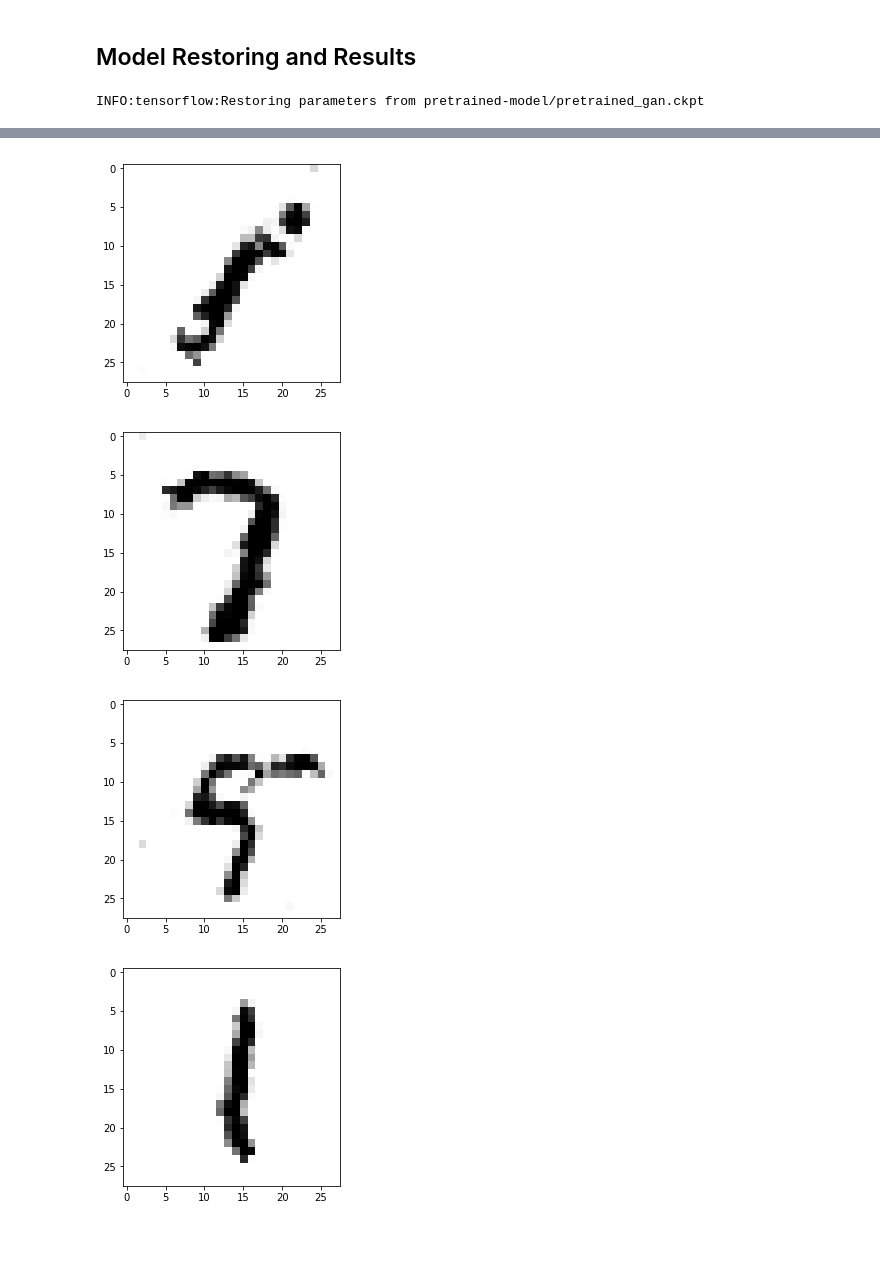
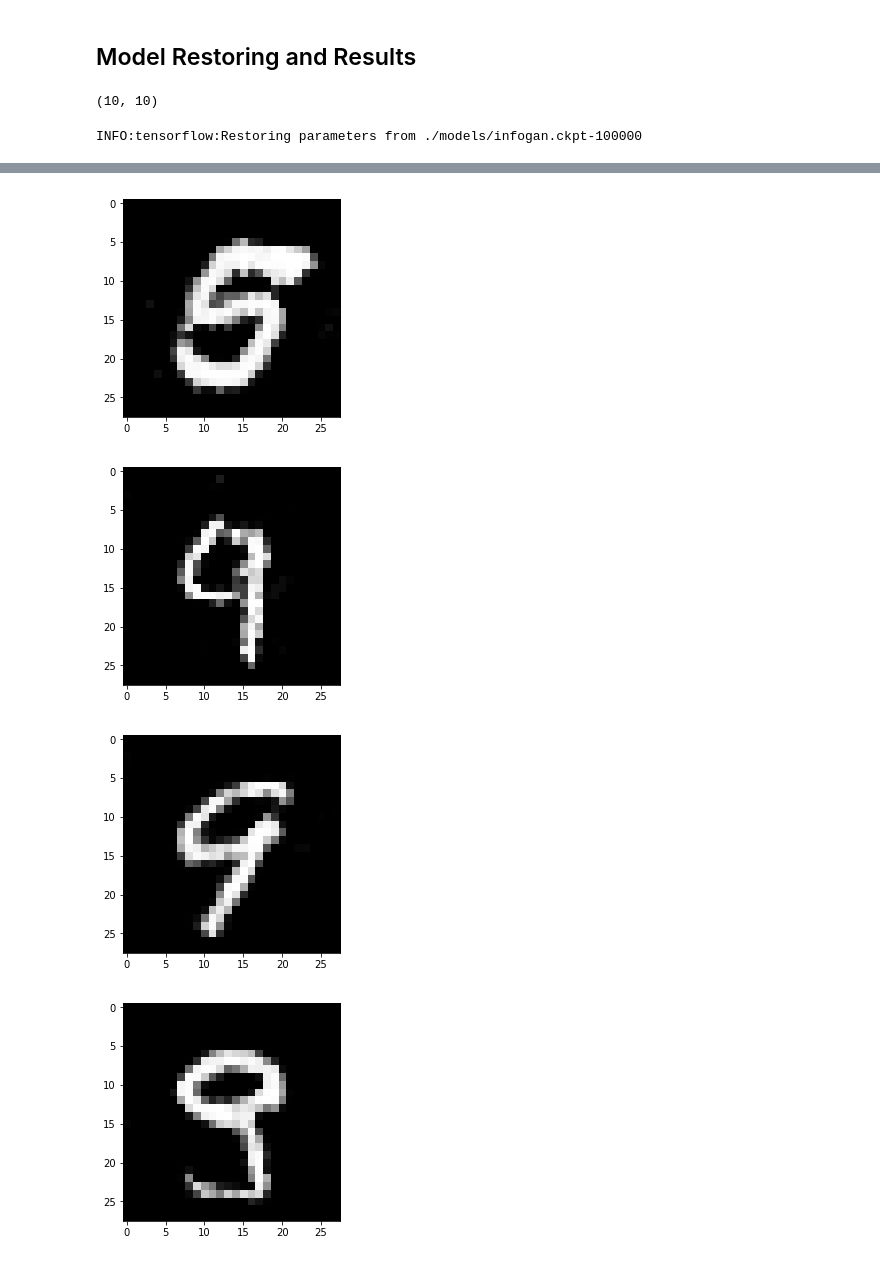
Before and after one commit to planetceres/infoGAN, a Jupyter notebook: infogan.ipynb, the cells around one changed output, grey strips where cells are left out. Saved outputs shown, nothing was run; the diff lists cells and outputs as text; code cells hidden in the pictures.

Commit message:
added some trained models

```diff
--- a/infogan.ipynb
+++ b/infogan.ipynb
@@ -11,6 +11,7 @@ The code for the main GAN network (before InfoGAN adaptation) is based off of an
 import os
 import tensorflow as tf
 import numpy as np
+import scipy.stats as stats
 import datetime
 import matplotlib.pyplot as plt
 import platform as _platform
@@ -19,15 +20,15 @@ import platform as _platform
 if _platform.system() == 'Windows':
     print("Windows OS detected")
     PLATFORM = "win"
-    MODEL_DIR = "C:/Development/models/infogan-1"
+    MODEL_DIR = "./models"
 elif _platform.system() == 'Linux':
     print("Linux OS detected")
     PLATFORM = "linux"
-    MODEL_DIR = "/Volumes/Datadrive/Models/infogan-1"
+    MODEL_DIR = "./models"
 elif _platform.system() == 'Darwin':
     print("Darwin OS detected")
     PLATFORM = "darwin"
-    MODEL_DIR = "/Volumes/Datadrive/Models/infogan-1"
+    MODEL_DIR = "./models"
 else:
     PLATFORM = None
     print("Platform undetected. Set root directories manually.")
@@ -42,6 +43,6 @@ if not os.path.isdir(MODEL_DIR + "/images"): # Create images directory
 from tensorflow.examples.tutorials.mnist import input_data
 mnist = input_data.read_data_sets("MNIST_data/")
 
-LAST_CKPT = 5000 # Number of last checkpoint to restore and resume training from
+LAST_CKPT = 100000 # Number of last checkpoint to restore and resume training from
 # %% [output]
 Darwin OS detected
@@ -283,8 +285,10 @@ saver = tf.train.Saver()
 try:
     MODEL_PATH = MODEL_DIR + '/infogan.ckpt-'
     saver.restore(sess, MODEL_PATH + str(LAST_CKPT))
+    start = LAST_CKPT
     print("Model restored successfully")
 except Exception as e:
+    start = 0
     print("Model restore unsuccessful. Training from Epoch 0")
 
     # Pre-train discriminator
@@ -305,7 +309,7 @@ except Exception as e:
                   "Q_entropy:", qH)
 
 # Train generator and discriminator together
-for i in range(nb_epochs):
+for i in range(start, nb_epochs):
     real_image_batch = mnist.train.next_batch(batch_size)[0].reshape([batch_size, 28, 28, 1])
     z_batch = np.random.normal(0, 1, [batch_size, z_dim])
     c_batch = np.random.multinomial(1, 10*[0.1], size=batch_size)
@@ -369,18 +373,25 @@ Iteration: 100 at 2017-09-11 00:57:51.324577
 dLossReal: 31.7796 dLossFake: 24.2205 G_Loss: 1.60397e-08 Q_loss: 0.734346 Q_entropy: 0.734346
 # %% [markdown]
 ## Model Restoring and Results
+# %%
+np.random.multinomial(1, 10*[0.1], size=images_num).shape
+#np.identity(10).shape
+# %% [output]
+(10, 10)
 # %%
+LAST_CKPT = 100000 # Number of last checkpoint to restore and resume training from
 saver = tf.train.Saver()
 images_num = 10 # how many images to show
 with tf.Session() as sess:
-    saver.restore(sess, MODEL_DIR + '/infogan.ckpt-' + LAST_CKPT)
+    saver.restore(sess, MODEL_DIR + '/infogan.ckpt-' + str(LAST_CKPT))
     z_batch = np.random.normal(0, 1, size=[images_num, z_dim])
     c_batch = np.random.multinomial(1, 10*[0.1], size=images_num)
+    #c_batch = np.identity(images_num)
     z_noise = tf.placeholder(tf.float32, [None, z_dim], name='z_placeholder')
     generated_images = generator(c_sim, z_noise, images_num, c_dim, z_dim)
-    images = sess.run(generated_images, {z_noise: z_batch})
+    images = sess.run(generated_images, {z_noise: z_batch, c_sim: c_batch})
     for i in range(10):
         plt.imshow(images[i].reshape([28, 28]), cmap='gist_gray')
         plt.show()
 # %% [output]
-INFO:tensorflow:Restoring parameters from pretrained-model/pretrained_gan.ckpt
+INFO:tensorflow:Restoring parameters from ./models/infogan.ckpt-100000
@@ -393,4 +404,4 @@ INFO:tensorflow:Restoring parameters from pretrained-model/pretrained_gan.ckpt
-[figure, old version]
+[figure, new version]
-[figure, old version]
+[figure, new version]
-[figure, old version]
+[figure, new version]
-[figure, old version]
+[figure, new version]
```
Also changed, not shown: parts of 4 cells of this notebook, 6 other files.
